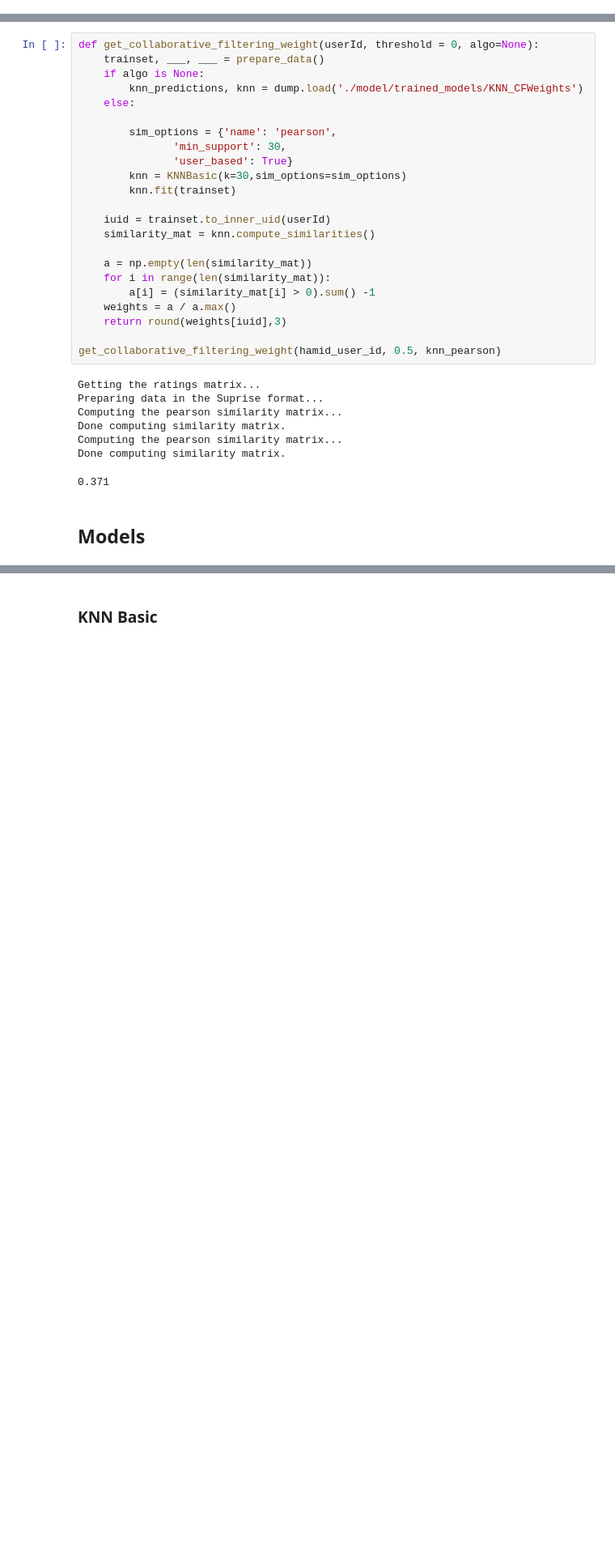
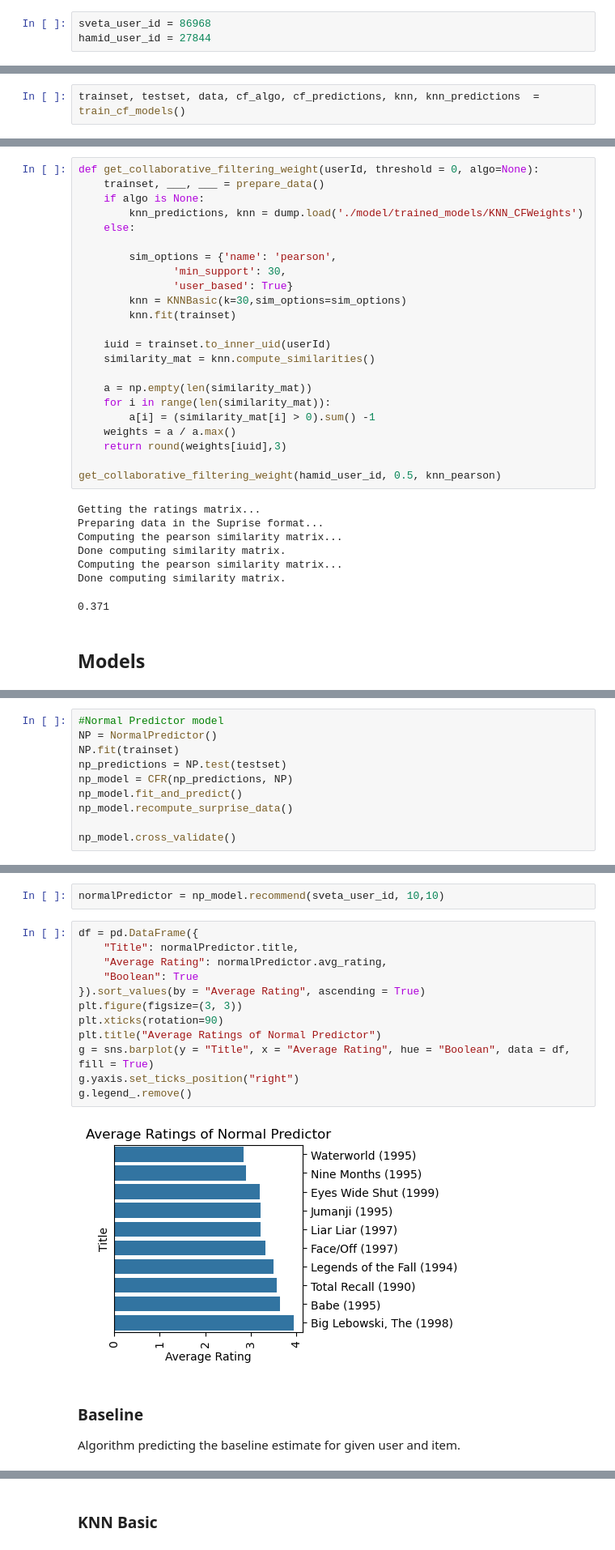
Before and after one commit to HamidSadEsf/movie_recommendation_ProjectCDS, a Jupyter notebook: collaborative_filtering_recommender.ipynb, the cells around one changed output, grey strips where cells are left out. Shown at 81% size. Saved outputs shown, nothing was run; the diff lists cells and outputs as text; blank space fills up the shorter version.

```diff
--- a/collaborative_filtering_recommender.ipynb
+++ b/collaborative_filtering_recommender.ipynb
@@ -46,6 +49,9 @@ Creating the pivot matrix...
 The resulting sparcity of the matrix is: 0.7998111360785233
 Preparing the final rating matrix...
 Data preprocesssing for collaborative filtering modeling is completed!
+# %%
+sveta_user_id = 86968
+hamid_user_id = 27844
 # %% [markdown]
 ## Prepare data in the Surprise's format
 # %%
@@ -83,0 +93,2 @@ Preparing data in the Suprise format...
+# %%
+trainset, testset, data, cf_algo, cf_predictions, knn, knn_predictions  = train_cf_models()
@@ -295,0 +322,10 @@ Done computing similarity matrix.
+# %%
+#Normal Predictor model
+NP = NormalPredictor()
+NP.fit(trainset)
+np_predictions = NP.test(testset)
+np_model = CFR(np_predictions, NP)
+np_model.fit_and_predict()
+np_model.recompute_surprise_data()
+
+np_model.cross_validate()
@@ -295,0 +351,19 @@ Done computing similarity matrix.
+# %%
+normalPredictor = np_model.recommend(sveta_user_id, 10,10)
+# %%
+df = pd.DataFrame({
+    "Title": normalPredictor.title,
+    "Average Rating": normalPredictor.avg_rating,
+    "Boolean": True
+}).sort_values(by = "Average Rating", ascending = True)
+plt.figure(figsize=(3, 3))
+plt.xticks(rotation=90)
+plt.title("Average Ratings of Normal Predictor")
+g = sns.barplot(y = "Title", x = "Average Rating", hue = "Boolean", data = df, fill = True)
+g.yaxis.set_ticks_position("right")
+g.legend_.remove()
+# %% [output]
+[figure, added]
+# %% [markdown]
+### Baseline
+Algorithm predicting the baseline estimate for given user and item.
```
Also changed, not shown: parts of 91 cells of this notebook, 6 other files.
